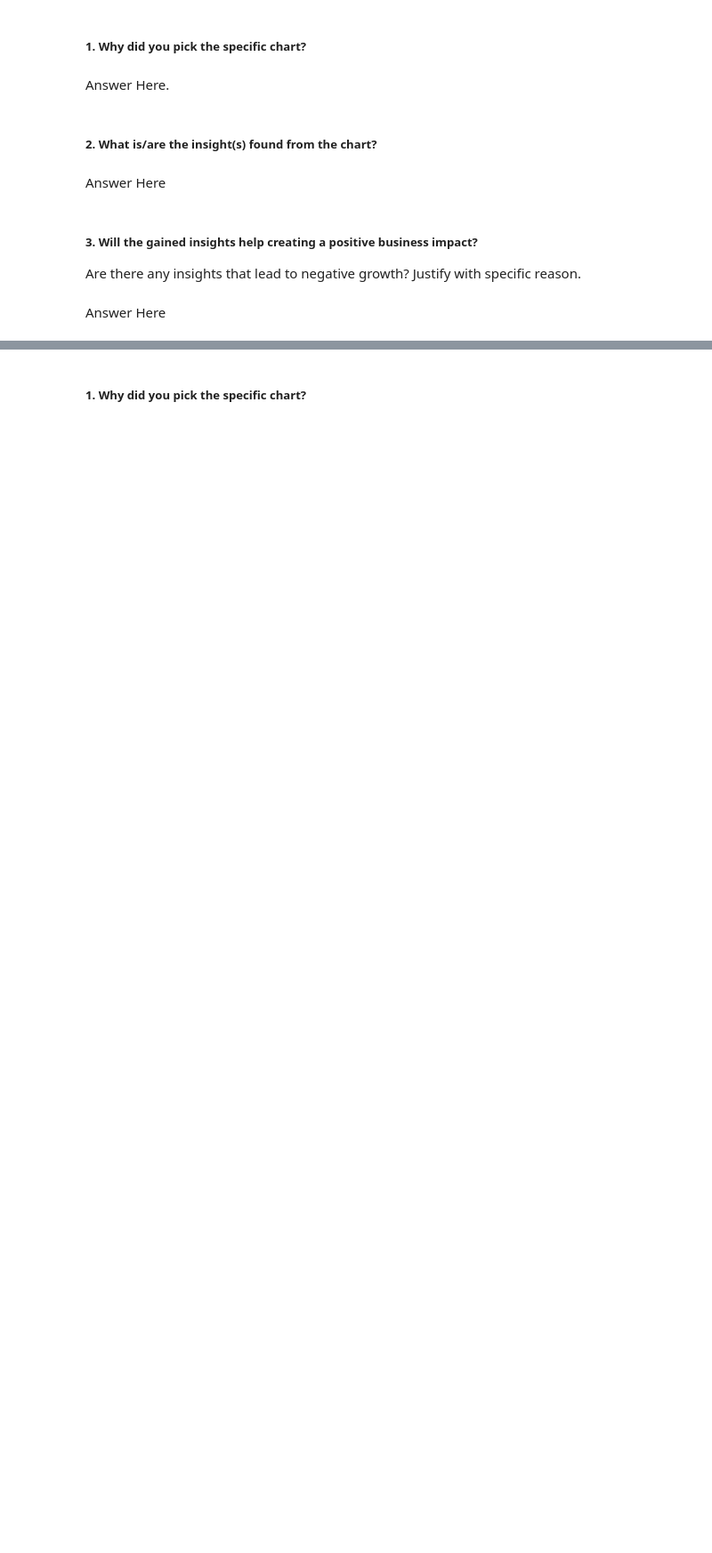
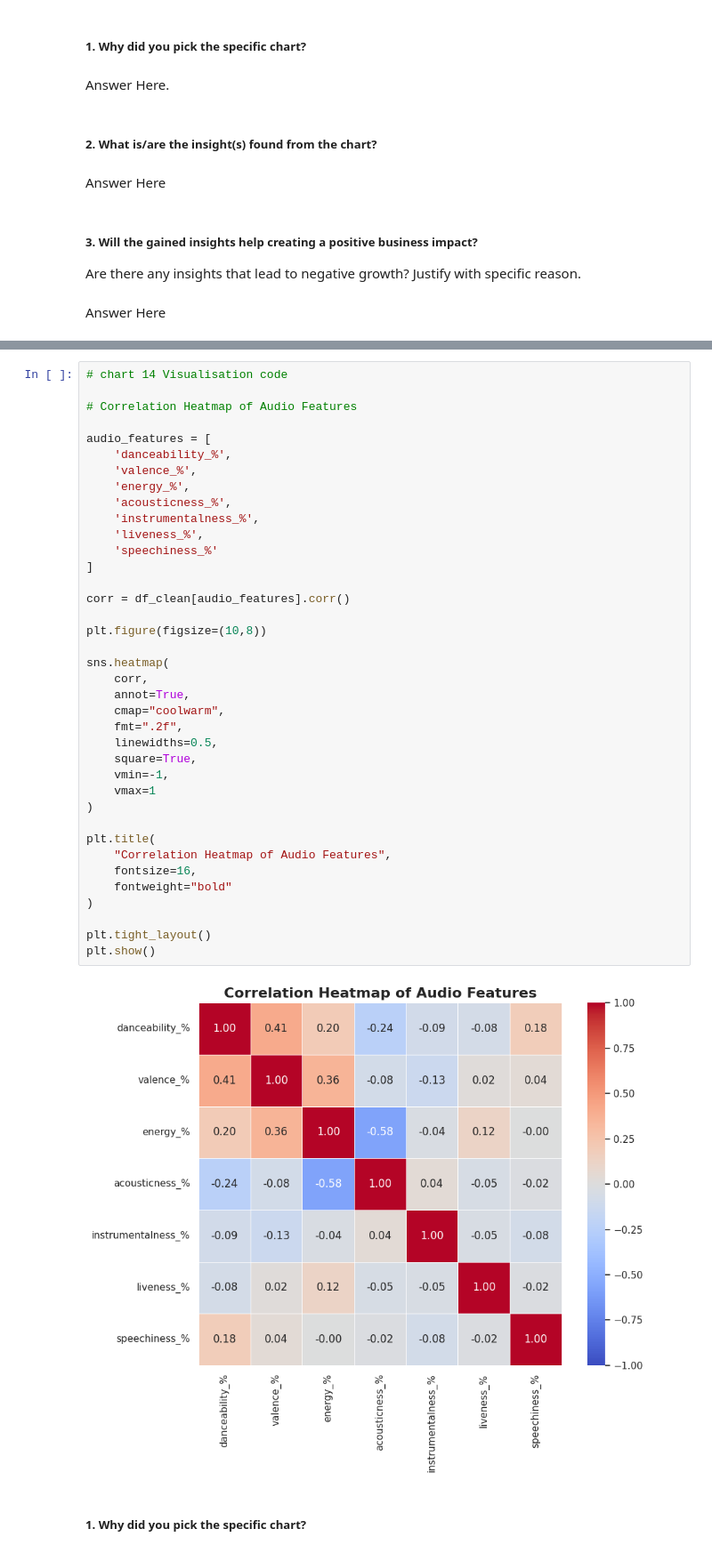
Before and after one commit to bhumika0205/Spotify-EDA, a Jupyter notebook: Spotify_EDA_2023.ipynb, the cells around one changed output, grey strips where cells are left out. Shown at 89% size. Drawn from its saved outputs; the diff is of its cells as text; blank space fills up the shorter version.

```diff
--- a/Spotify_EDA_2023.ipynb
+++ b/Spotify_EDA_2023.ipynb
@@ -851,2 +902,42 @@ Answer Here
+# %%
+# chart 14 Visualisation code
+
+# Correlation Heatmap of Audio Features
+
+audio_features = [
+    'danceability_%',
+    'valence_%',
+    'energy_%',
+    'acousticness_%',
+    'instrumentalness_%',
+    'liveness_%',
+    'speechiness_%'
+]
+
+corr = df_clean[audio_features].corr()
+
+plt.figure(figsize=(10,8))
+
+sns.heatmap(
+    corr,
+    annot=True,
+    cmap="coolwarm",
+    fmt=".2f",
+    linewidths=0.5,
+    square=True,
+    vmin=-1,
+    vmax=1
+)
+
+plt.title(
+    "Correlation Heatmap of Audio Features",
+    fontsize=16,
+    fontweight="bold"
+)
+
+plt.tight_layout()
+plt.show()
+# %% [output]
+[figure, added]
 # %% [markdown]
 ##### 1. Why did you pick the specific chart?
```
Also changed, not shown: parts of 15 cells of this notebook.
